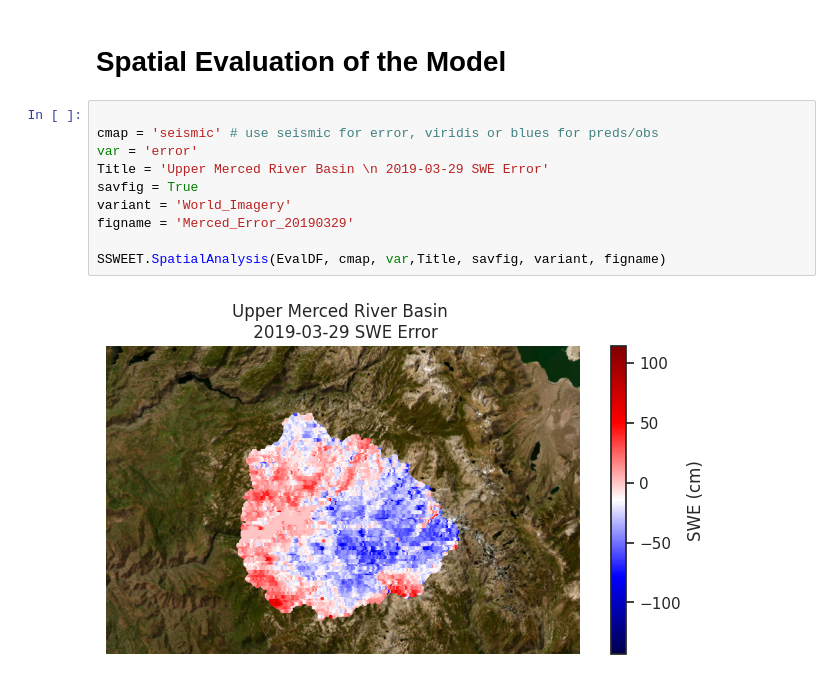
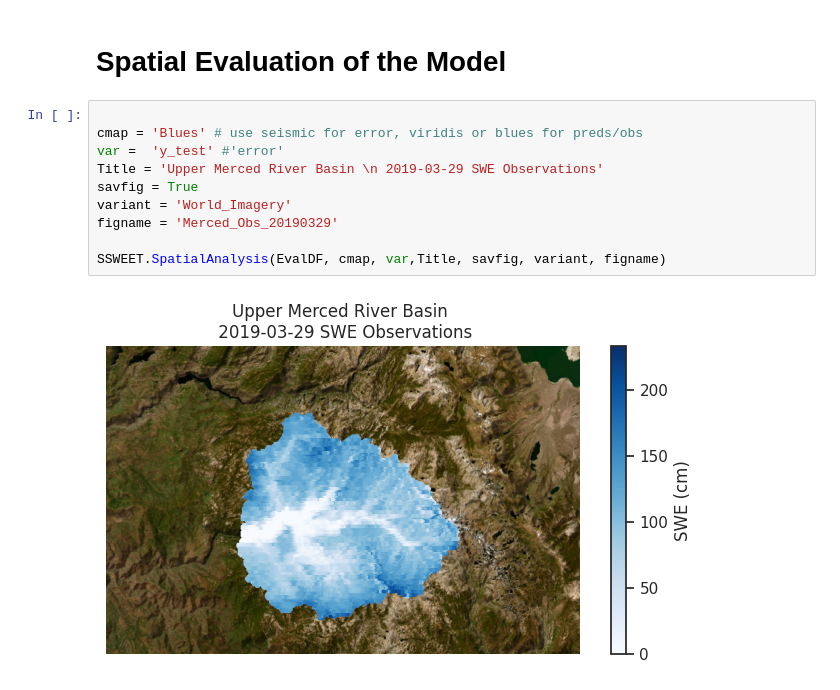
Before and after one commit to whitelightning450/SWEMLv2.0, a Jupyter notebook: Evaluation/SpatialEvaluation.ipynb, the cells around one changed output. Saved outputs shown, nothing was run; the diff lists cells and outputs as text.

```diff
--- a/Evaluation/SpatialEvaluation.ipynb
+++ b/Evaluation/SpatialEvaluation.ipynb
@@ -69,13 +73,13 @@ SSWEET.Model_Vs(EvalDF,'Elevation_m', 'Error')
 # Spatial Evaluation of the Model
 # %%
 
-cmap = 'seismic' # use seismic for error, viridis or blues for preds/obs
-var = 'error'
-Title = 'Upper Merced River Basin \n 2019-03-29 SWE Error'
+cmap = 'Blues' # use seismic for error, viridis or blues for preds/obs
+var =  'y_test' #'error'
+Title = 'Upper Merced River Basin \n 2019-03-29 SWE Observations'
 savfig = True
 variant = 'World_Imagery'
-figname = 'Merced_Error_20190329'
+figname = 'Merced_Obs_20190329'
 
 SSWEET.SpatialAnalysis(EvalDF, cmap, var,Title, savfig, variant, figname)
 # %% [output]
-[figure, old version]
+[figure, new version]
```
Also changed, not shown: parts of 1 cell of this notebook, 4 other files.
